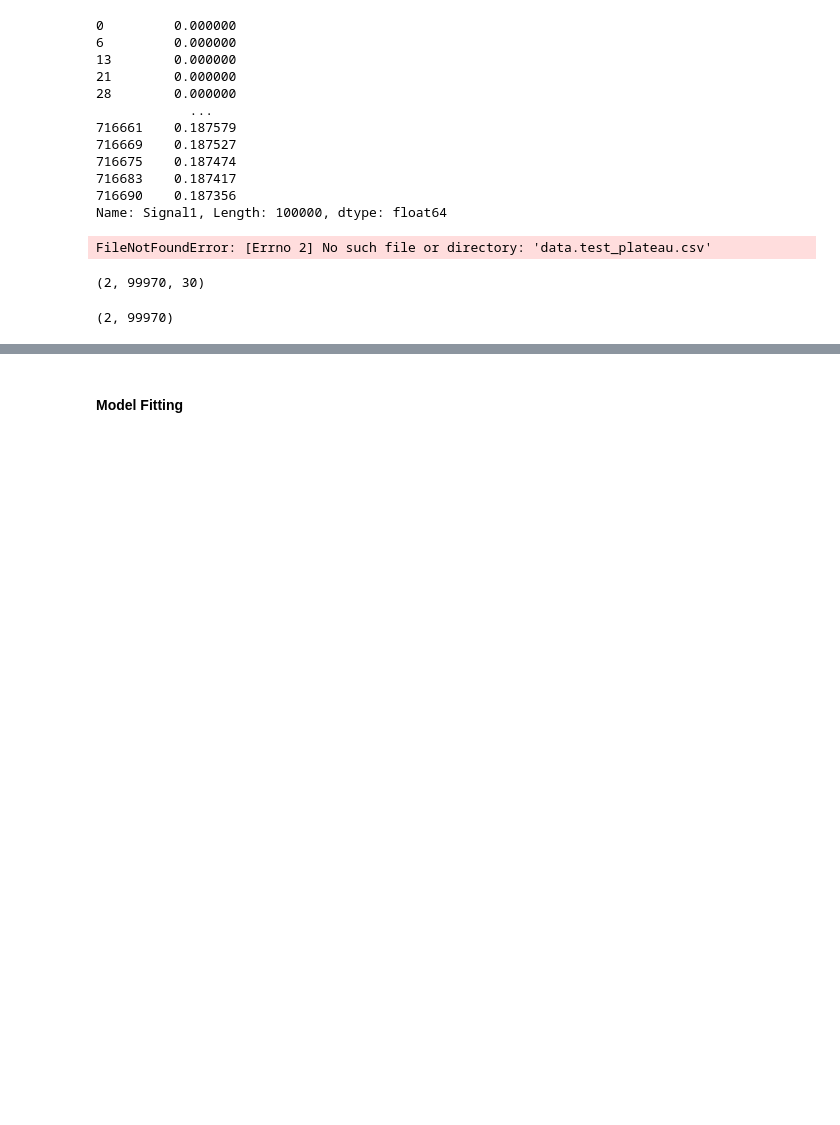
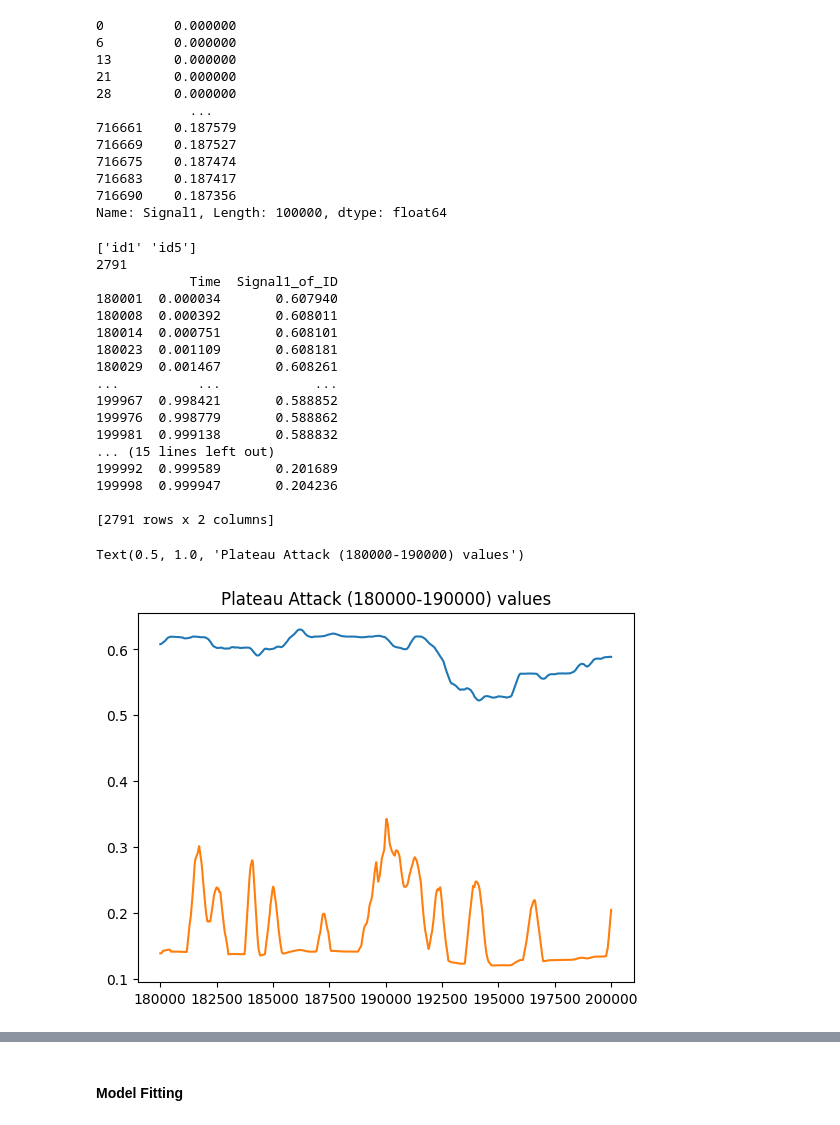
Before and after one commit to abdul2k10023/ML_CAN_IDS, a Jupyter notebook: multi_IDs.ipynb, the cells around one changed output, grey strips where cells are left out. Cells and saved outputs as stored; diff of their text form; code cells hidden in the pictures; blank space fills up the shorter version.

```diff
--- a/multi_IDs.ipynb
+++ b/multi_IDs.ipynb
@@ -105,16 +89,51 @@ df_ID_list[1]['Signal1']
 716690    0.187356
 Name: Signal1, Length: 100000, dtype: float64
 # %%
-df_test_plat_ID1 = pd.read_csv('data.test_plateau.csv', delimiter=',')
-df_test_plat_ID1 = df_test_plat_ID1[df_test_plat_ID1['ID']=='id1'].dropna(axis=1, how='all')
-df_test_plat_ID1 = df_test_plat_ID1.drop(df_test_plat_ID1[['Label','ID']],axis =1)
+df_test_plat_ID1 = pd.read_csv('SynCAN/test_plateau.csv', delimiter=',')
+df_test_plat_ID1 = df_test_plat_ID1.dropna(axis=1, how='all')
 # df_test_plat_ID1 = df_test_plat_ID1.iloc[0:(int(len(df_test_plat_ID1)/5)),:]
-# df_test_plat_ID1 = df_test_plat_ID1.iloc[180000:200000,:]
+df_test_plat_ID1 = df_test_plat_ID1.iloc[180000:200000,:]
 df_test_plat_ID1[['Time']] = scaler.fit_transform(df_test_plat_ID1[['Time']])
 
 # df_test_plat_ID1.iloc[180000:250000,0:2]
 
-plt.plot(df_test_plat_ID1.iloc[180000:190000,1:2])
+all__test_IDs = np.array(['id1','id5'])
+print(all_IDs)
+df_testID_list = list()
+
+for i in all__test_IDs:
+    tempTest = df_test_plat_ID1[df_test_plat_ID1['ID']==i].dropna(axis=1, how='all')
+    tempTest = tempTest.drop(tempTest[['Label']],axis =1)
+    tempTest = tempTest.drop(tempTest[['ID']],axis =1)
+    tempTest = tempTest.iloc[0:100000,0:2]
+    df_testID_list.append(tempTest)
+
+for i in range(len(df_testID_list)):
+    # tabloo.show(i)
+    print(len(df_testID_list[i]))
+    print(df_testID_list[i])
+
+
+plt.plot(df_testID_list[0].iloc[:,1:2])
+plt.plot(df_testID_list[1].iloc[:,1:2])
 plt.title('Plateau Attack (180000-190000) values')
 # %% [output]
-FileNotFoundError: [Errno 2] No such file or directory: 'data.test_plateau.csv'
+['id1' 'id5']
+2791
+            Time  Signal1_of_ID
+180001  0.000034       0.607940
+180008  0.000392       0.608011
+180014  0.000751       0.608101
+180023  0.001109       0.608181
+180029  0.001467       0.608261
+...          ...            ...
+199967  0.998421       0.588852
+199976  0.998779       0.588862
+199981  0.999138       0.588832
+... (15 lines left out)
+199992  0.999589       0.201689
+199998  0.999947       0.204236
+
+[2791 rows x 2 columns]
+Text(0.5, 1.0, 'Plateau Attack (180000-190000) values')
+[figure, added]
@@ -148,11 +185,3 @@ X_train, Y_train = creatDataset(df_ID_list, df_ID_list, TIME_STEP)
 # X_train.shape
 
 # X_test.shape
-# %%
-X_train.shape
-# %% [output]
-(2, 99970, 30)
-# %%
-Y_train.shape
-# %% [output]
-(2, 99970)
```
Also changed, not shown: parts of 21 cells of this notebook, 1 other file.
